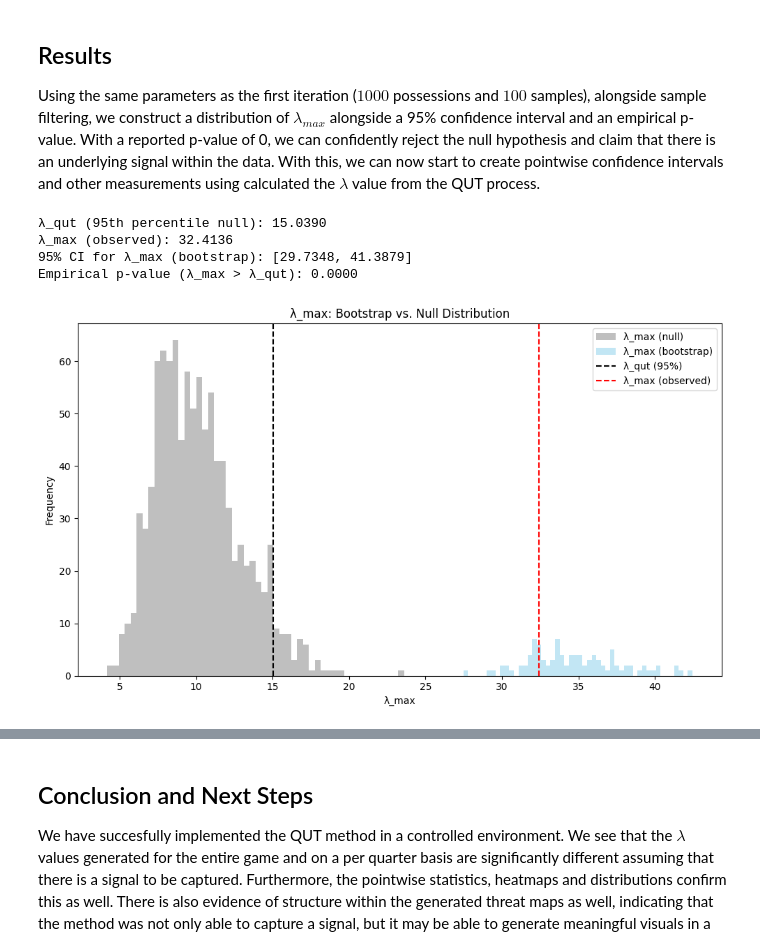
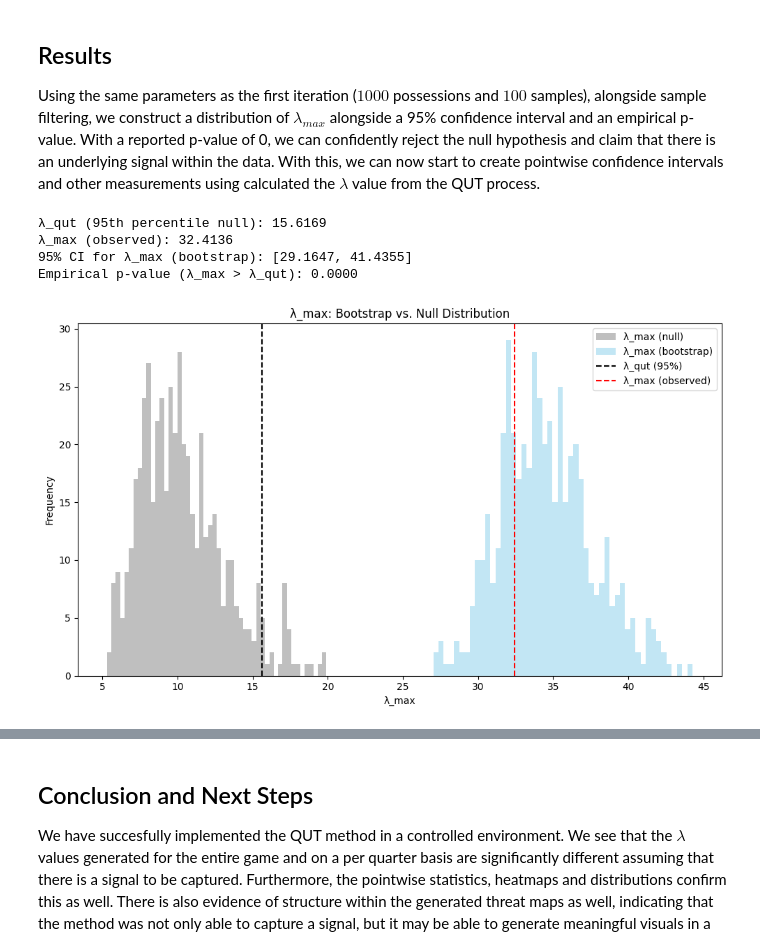
Before and after one commit to Channertheman/NBA_Analysis, a Jupyter notebook: QUT_Boostrap.ipynb, the cells around one changed output, grey strips where cells are left out. Saved outputs shown, nothing was run; the diff lists cells and outputs as text; code cells hidden in the pictures.

Commit message:
Optimization, less simulations and no repeated bootstrapping

```diff
--- a/QUT_Boostrap.ipynb
+++ b/QUT_Boostrap.ipynb
@@ -79,6 +79,6 @@ We run this simulation $1000$ times in the cells below.
 # %%
 X, y, D_TV = grid(df)
 
-lambda_qut_val, lambda_max, lambdas_null = lambda_qut(X, y, D_TV, MC=1000)
+lambda_qut_val, lambda_max, lambdas_null = lambda_qut(X, y, D_TV, MC=500)
 # %% [output]
 Simulating null responses...
@@ -231,33 +226,33 @@ Using the same parameters as the first iteration ($1000$ possessions and $100$ s
 # %%
 # Step 1: Generate bootstrapped datasets
 boot_datasets = generate_bootstrapped_datasets(
     df_original,
-    n_bootstraps=100,
+    n_bootstraps=500,
     n_possessions_per_bootstrap=1000,
     samples_per_possession=100,
     min_samples_required=100,
     seed=42
 )
 
 # Step 2: Compute λ_max per bootstrap
 lambda_max_bootstrap = compute_lambda_max_from_bootstraps(
     boot_datasets,
     D_TV,
     solve_lambda_func=solve_infinity_norm,
     project_grad_h=True
 )
 
 # Step 3: Compare to null distribution
 summary = summarize_lambda_max_analysis(
     lambda_max_obs=lambda_max,
     lambda_max_null=lambdas_null,
     lambda_max_bootstrap=lambda_max_bootstrap,
     plot=True
 )
 # %% [output]
-λ_qut (95th percentile null): 15.0390
+λ_qut (95th percentile null): 15.6169
 λ_max (observed): 32.4136
-95% CI for λ_max (bootstrap): [29.7348, 41.3879]
+95% CI for λ_max (bootstrap): [29.1647, 41.4355]
 Empirical p-value (λ_max > λ_qut): 0.0000
-[figure, old version]
+[figure, new version]
 # %%
```
Also changed, not shown: parts of 10 cells of this notebook, 3 other files.
